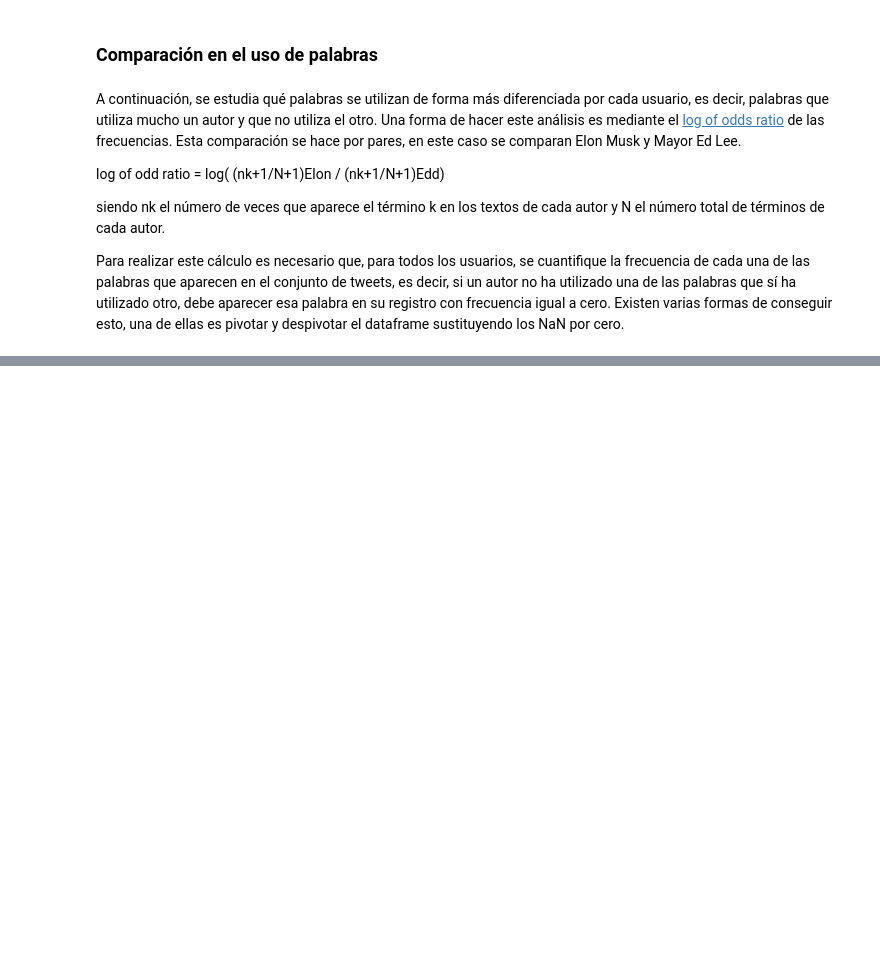
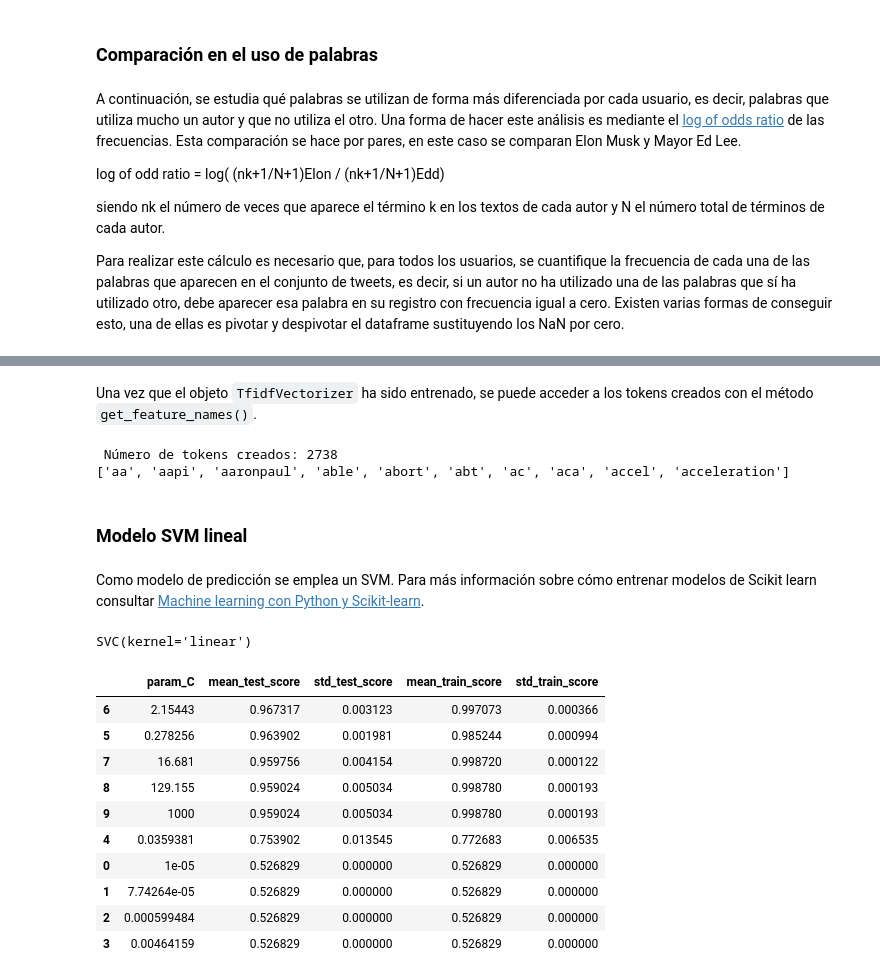
Before and after one commit to JavierEscobarOrtiz/Workingon, a Jupyter notebook: 00 - Cienciadedatos/Machine Learning con Python/py25-Análisis de texto (text mining) con Python.ipynb, the cells around one changed output, grey strips where cells are left out. Saved outputs shown, nothing was run; the diff lists cells and outputs as text; code cells hidden in the pictures; blank space fills up the shorter version.

```diff
--- a/00 - Cienciadedatos/Machine Learning con Python/py25-Análisis de texto (text mining) con Python.ipynb
+++ b/00 - Cienciadedatos/Machine Learning con Python/py25-Análisis de texto (text mining) con Python.ipynb
@@ -372,0 +659,13 @@ Para realizar este cálculo es necesario que, para todos los usuarios, se cuanti
+# %%
+stop_words = list(stopwords.words('english'))
+# Se añade la stopword: amp, ax, ex
+stop_words.extend(("amp", "xa", "xe"))
+# %%
+# Creación de la matriz tf-idf
+# ==============================================================================
+tfidf_vectorizador = TfidfVectorizer(
+                        tokenizer  = limpiar_tokenizar,
+                        min_df     = 3,
+                        stop_words = stop_words
+                    )
+tfidf_vectorizador.fit(X_train)
@@ -372,0 +683,60 @@ Para realizar este cálculo es necesario que, para todos los usuarios, se cuanti
+# %%
+tfidf_train = tfidf_vectorizador.transform(X_train)
+tfidf_test  = tfidf_vectorizador.transform(X_test)
+# %% [markdown]
+Una vez que el objeto `TfidfVectorizer` ha sido entrenado, se puede acceder a los tokens creados con el método `get_feature_names()`.
+# %%
+print(f" Número de tokens creados: {len(tfidf_vectorizador.get_feature_names())}")
+print(tfidf_vectorizador.get_feature_names()[:10])
+# %% [output]
+ Número de tokens creados: 2738
+['aa', 'aapi', 'aaronpaul', 'able', 'abort', 'abt', 'ac', 'aca', 'accel', 'acceleration']
+# %% [markdown]
+### Modelo SVM lineal
+# %% [markdown]
+Como modelo de predicción se emplea un SVM. Para más información sobre cómo entrenar modelos de Scikit learn consultar [Machine learning con Python y Scikit-learn](https://www.cienciadedatos.net/documentos/py06_machine_learning_python_scikitlearn.html).
+# %%
+# Entrenamiento del modelo SVM
+# ==============================================================================
+modelo_svm_lineal = svm.SVC(kernel= "linear", C = 1.0)
+modelo_svm_lineal.fit(X=tfidf_train, y= y_train)
+# %% [output]
+SVC(kernel='linear')
+# %%
+# Grid de hiperparámetros
+# ==============================================================================
+param_grid = {'C': np.logspace(-5, 3, 10)}
+
+# Búsqueda por validación cruzada
+# ==============================================================================
+grid = GridSearchCV(
+        estimator  = svm.SVC(kernel= "linear"),
+        param_grid = param_grid,
+        scoring    = 'accuracy',
+        n_jobs     = -1,
+        cv         = 5,
+        verbose    = 0,
+        return_train_score = True
+      )
+
+# Se asigna el resultado a _ para que no se imprima por pantalla
+_ = grid.fit(X = tfidf_train, y = y_train)
+
+# Resultados del grid
+# ==============================================================================
+resultados = pd.DataFrame(grid.cv_results_)
+resultados.filter(regex = '(param.*|mean_t|std_t)')\
+    .drop(columns = 'params')\
+    .sort_values('mean_test_score', ascending = False)
+# %% [output]
+|  | param_C | mean_test_score | std_test_score | mean_train_score | std_train_score |
+| 6 | 2.15443 | 0.967317 | 0.003123 | 0.997073 | 0.000366 |
+| 5 | 0.278256 | 0.963902 | 0.001981 | 0.985244 | 0.000994 |
+| 7 | 16.681 | 0.959756 | 0.004154 | 0.998720 | 0.000122 |
+| 8 | 129.155 | 0.959024 | 0.005034 | 0.998780 | 0.000193 |
+| 9 | 1000 | 0.959024 | 0.005034 | 0.998780 | 0.000193 |
+| 4 | 0.0359381 | 0.753902 | 0.013545 | 0.772683 | 0.006535 |
+| 0 | 1e-05 | 0.526829 | 0.000000 | 0.526829 | 0.000000 |
+| 1 | 7.74264e-05 | 0.526829 | 0.000000 | 0.526829 | 0.000000 |
+| 2 | 0.000599484 | 0.526829 | 0.000000 | 0.526829 | 0.000000 |
+| 3 | 0.00464159 | 0.526829 | 0.000000 | 0.526829 | 0.000000 |
```
Also changed, not shown: parts of 37 cells of this notebook.
